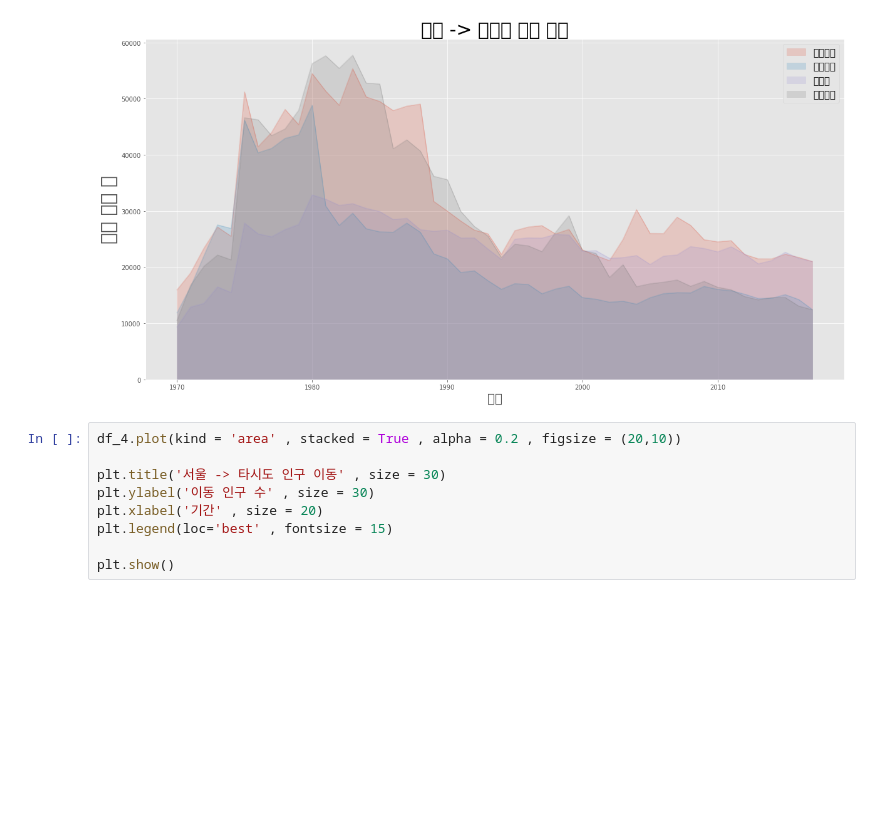
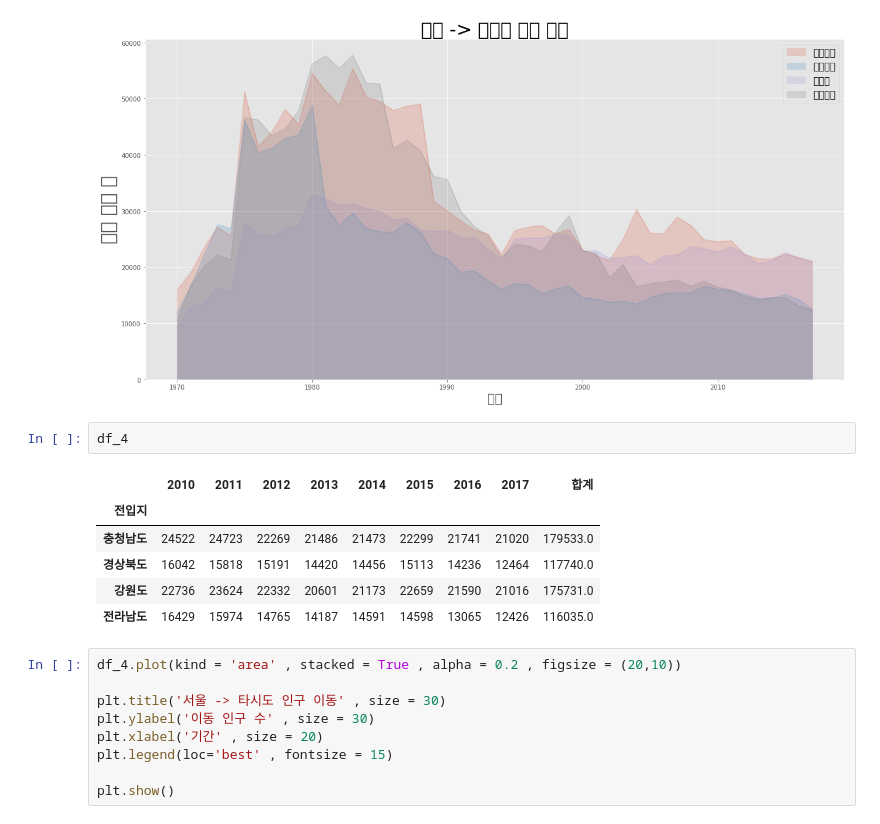
Before and after one commit to Kimjinjinwoo/BartStudy, a Jupyter notebook: 판다스데이터분석/4단원.ipynb, the cells around one changed output. Cells and saved outputs as stored; diff of their text form; blank space fills up the shorter version.

```diff
--- a/판다스데이터분석/4단원.ipynb
+++ b/판다스데이터분석/4단원.ipynb
@@ -426,6 +478,15 @@ plt.legend(loc='best' , fontsize = 15)
 plt.show()
 # %% [output]
 [figure]
+# %%
+df_4
+# %% [output]
+|  | 2010 | 2011 | 2012 | 2013 | 2014 | 2015 | 2016 | 2017 | 합계 |
+| 전입지 |  |  |  |  |  |  |  |  |  |
+| 충청남도 | 24522 | 24723 | 22269 | 21486 | 21473 | 22299 | 21741 | 21020 | 179533.0 |
+| 경상북도 | 16042 | 15818 | 15191 | 14420 | 14456 | 15113 | 14236 | 12464 | 117740.0 |
+| 강원도 | 22736 | 23624 | 22332 | 20601 | 21173 | 22659 | 21590 | 21016 | 175731.0 |
+| 전라남도 | 16429 | 15974 | 14765 | 14187 | 14591 | 14598 | 13065 | 12426 | 116035.0 |
 # %%
 df_4.plot(kind = 'area' , stacked = True , alpha = 0.2 , figsize = (20,10))
 
```
Also changed, not shown: parts of 8 cells of this notebook, 1 other file.
